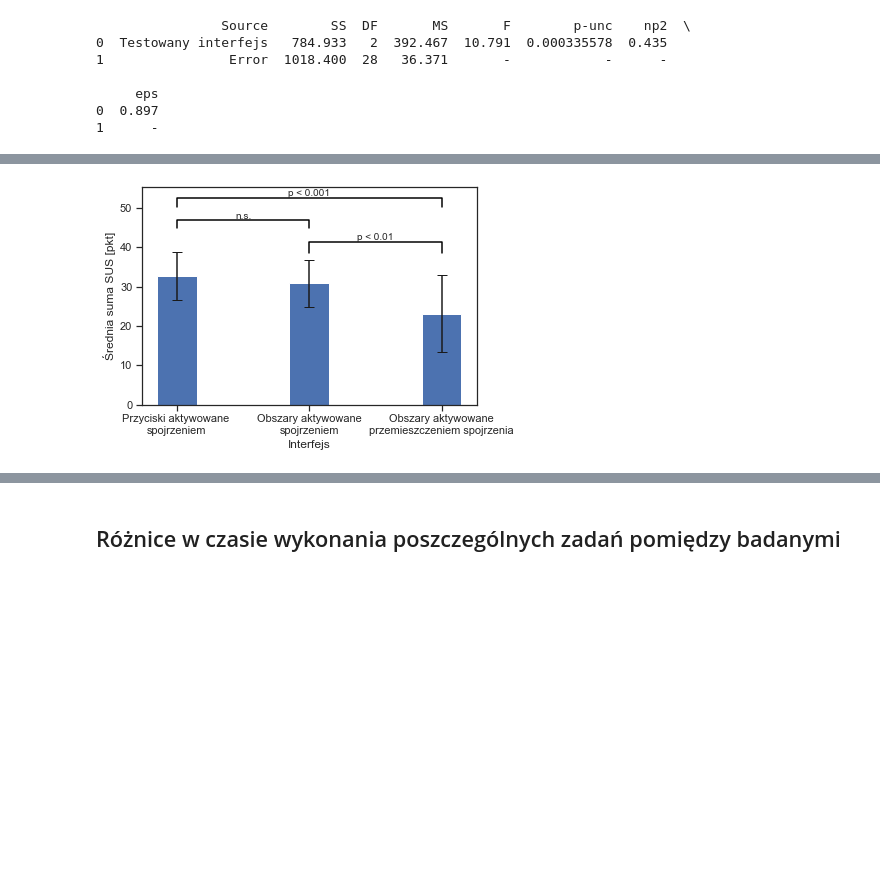
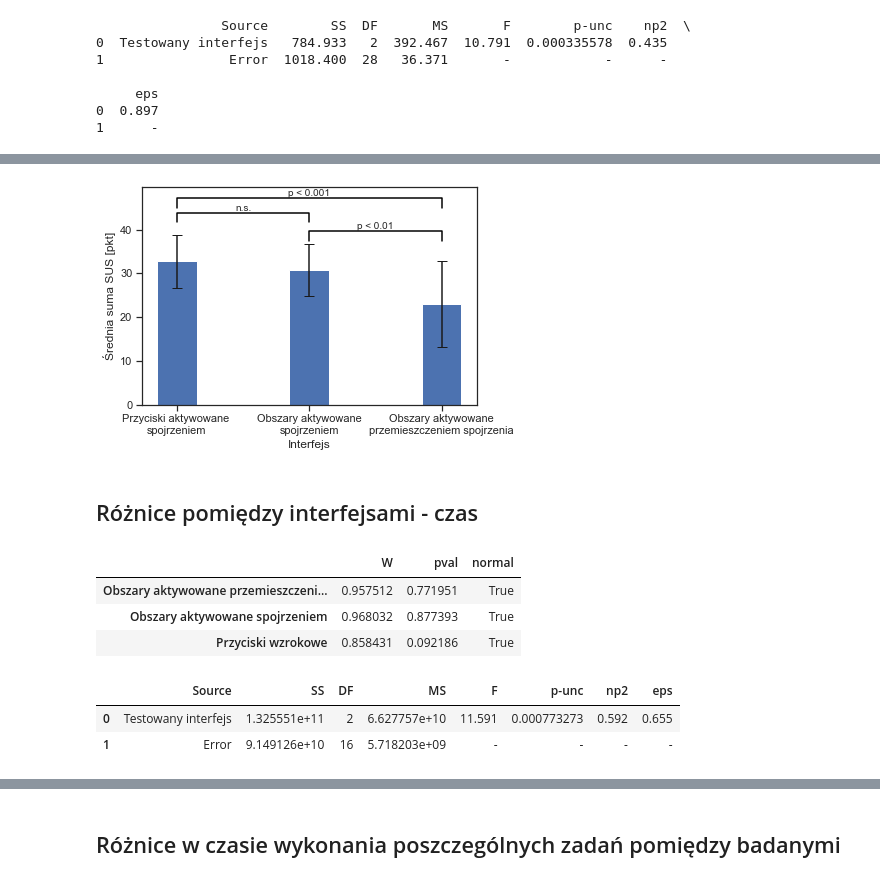
Before and after one commit to SiegfriedWagner/licencjat-analiza, a Jupyter notebook: analiza.ipynb, the cells around one changed output, grey strips where cells are left out. Cells and saved outputs as stored; diff of their text form; code cells hidden in the pictures; blank space fills up the shorter version.

Commit message:
added readme, eyetracking events analysis

```diff
--- a/analiza.ipynb
+++ b/analiza.ipynb
@@ -393,14 +397,38 @@ pingouin.pairwise.pairwise_ttests(dv="Suma",
 # %%
 x = SUS_RECODED['Testowany interfejs'].unique()
 y = np.array([ np.array(SUS_RECODED[SUS_RECODED['Testowany interfejs'] == a]['Suma'].mean()) for a in x])
 yerr = np.array([SUS_RECODED[SUS_RECODED['Testowany interfejs'] == a]['Suma'].std() for a in x])
 a = plt.bar(['Przyciski aktywowane \nspojrzeniem', 'Obszary aktywowane\nspojrzeniem', 'Obszary aktywowane\nprzemieszczeniem spojrzenia'], y, color='b', yerr=yerr, width=0.3, capsize=5)
 plt.ylabel('Średnia suma SUS [pkt]')
 plt.xlabel('Interfejs')
-hp.barplot_annotate_brackets(0,1, 'n.s.', np.arange(len(y)), y+10)
-hp.barplot_annotate_brackets(0,2, 'p < 0.001', np.arange(len(y)), y+15)
-hp.barplot_annotate_brackets(1,2, 'p < 0.01', np.arange(len(y)), y+5)
+hp.barplot_annotate_brackets(0,1, 'n.s.', np.arange(len(y)), y+7)
+hp.barplot_annotate_brackets(0,2, 'p < 0.001', np.arange(len(y)), y+10)
+hp.barplot_annotate_brackets(1,2, 'p < 0.01', np.arange(len(y)), y+4)
 plt.savefig('sus_plot.png', dpi=1000, paper='a4')
 plt.show()
 # %% [output]
-[figure, old version]
+[figure, new version]
+# %% [markdown]
+## Różnice pomiędzy interfejsami - czas
+# %%
+# Normality check
+pingouin.normality(dv="Sum of time",
+                   group="Testowany interfejs",
+                   data=EYETRACKING_SUMMARY)
+# %% [output]
+|  | W | pval | normal |
+| Obszary aktywowane przemieszczeni... | 0.957512 | 0.771951 | True |
+| Obszary aktywowane spojrzeniem | 0.968032 | 0.877393 | True |
+| Przyciski wzrokowe | 0.858431 | 0.092186 | True |
+# %%
+# Repeated measures ANOVA documentation
+# https://pingouin-stats.org/generated/pingouin.rm_anova.html#pingouin.rm_anova
+pingouin.rm_anova(dv="Sum of time",
+                  within="Testowany interfejs",
+                  subject="Kod badanego",
+                  data=EYETRACKING_SUMMARY,
+                  detailed=True)
+# %% [output]
+|  | Source | SS | DF | MS | F | p-unc | np2 | eps |
+| 0 | Testowany interfejs | 1.325551e+11 | 2 | 6.627757e+10 | 11.591 | 0.000773273 | 0.592 | 0.655 |
+| 1 | Error | 9.149126e+10 | 16 | 5.718203e+09 | - | - | - | - |
```
Also changed, not shown: parts of 44 cells of this notebook, 37 other files.
